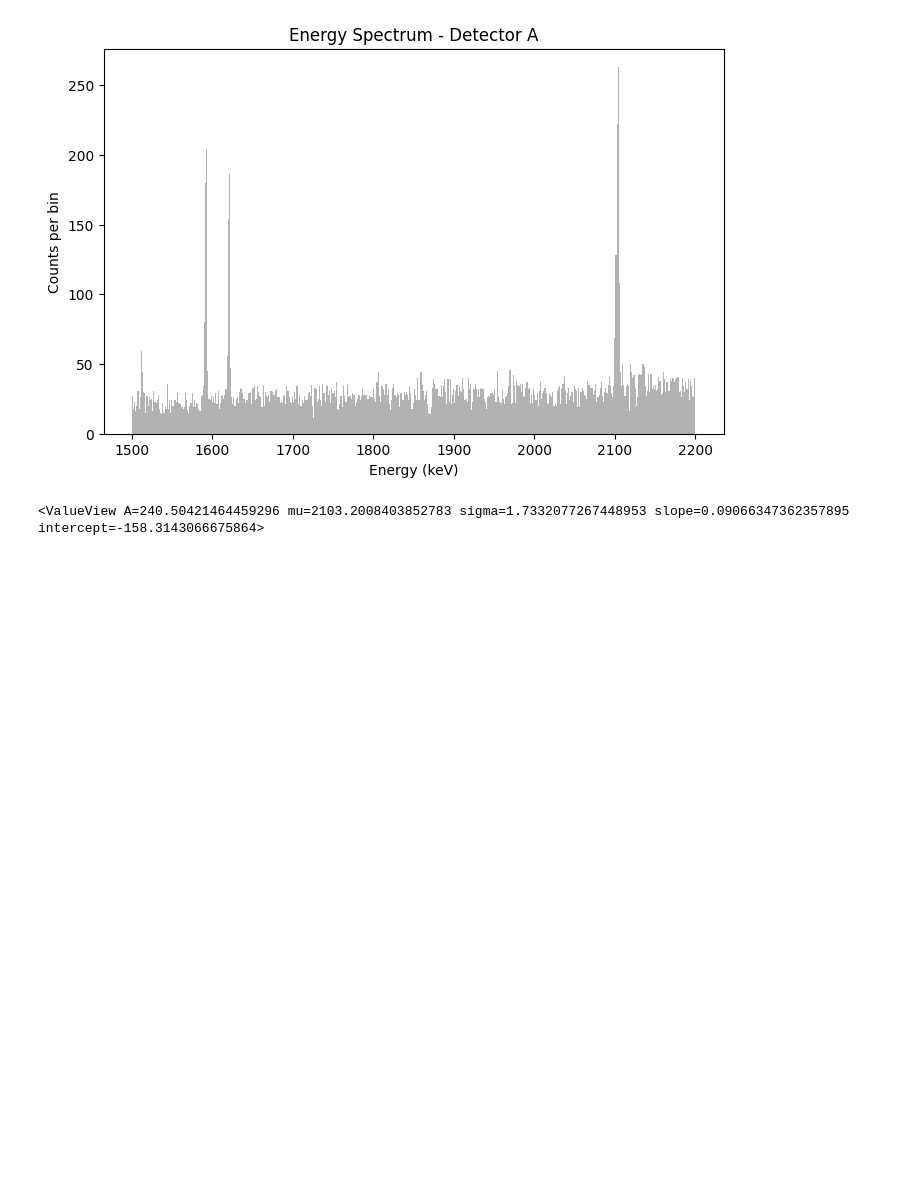
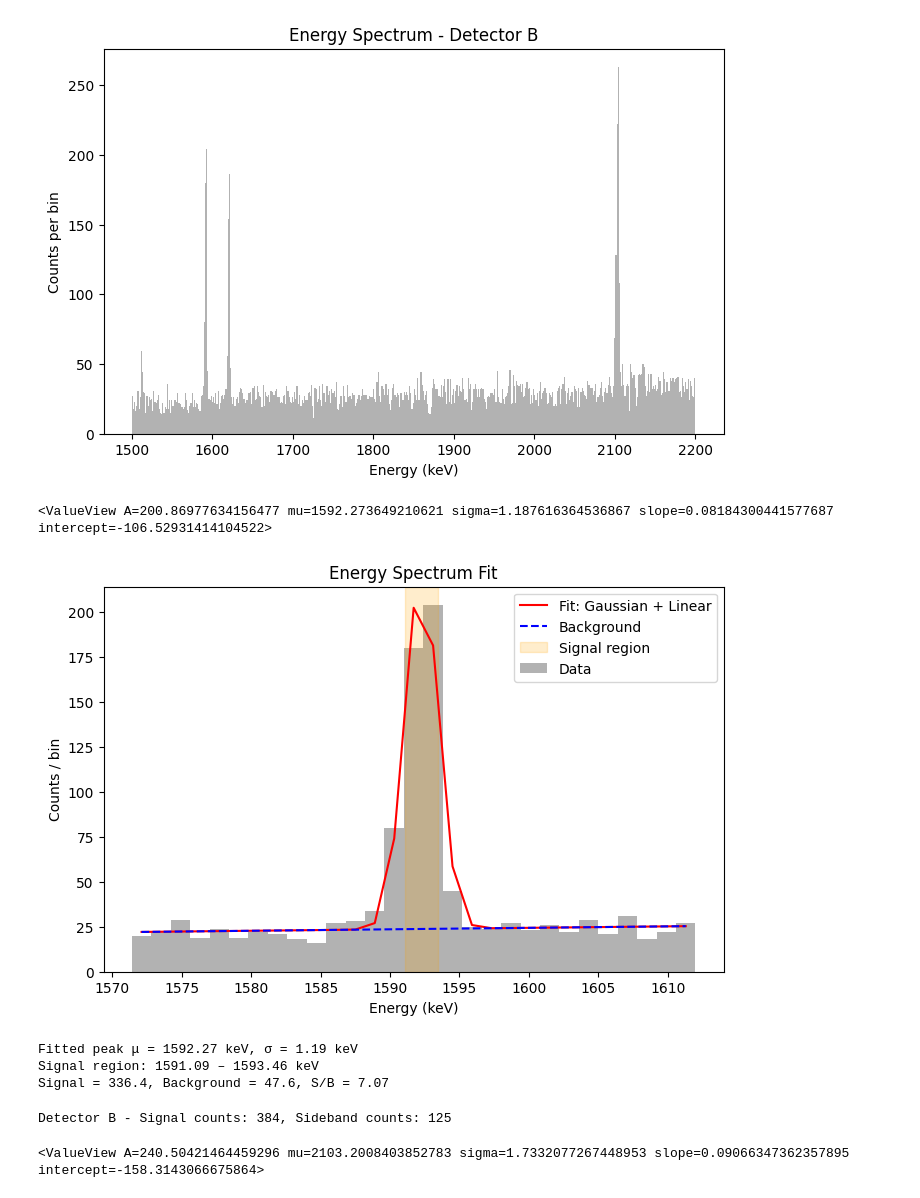
Before and after one commit to TangyKiwi/DSC-291-Final-Project, a Jupyter notebook: scripts/detectorsABCcut_Jet.ipynb, the cells around one changed output. Drawn from its saved outputs; the diff is of its cells as text; code cells hidden in the pictures; blank space fills up the shorter version.

```diff
--- a/scripts/detectorsABCcut_Jet.ipynb
+++ b/scripts/detectorsABCcut_Jet.ipynb
@@ -336,17 +336,59 @@ plt.show()
 # %% [markdown]
 ### Evaluating FPR on the 2103 peak in Detector B
 # %%
-### Converting data to energy spectrum
+# Histogram
 counts_B, bin_edges_B = np.histogram(detB['energy'], bins=n_bins, range=(energy_min, energy_max))
-bin_centers_B = 0.5 * (bin_edges[1:] + bin_edges[:-1])
+
+# Bin centers
+bin_centers_B = 0.5 * (bin_edges_B[1:] + bin_edges_B[:-1])
+
+# Plot
 plt.figure(figsize=(8,5))
 plt.bar(bin_centers_B, counts_B, width=bin_edges_B[1]-bin_edges_B[0], alpha=0.6, color='gray')
 plt.xlabel("Energy (keV)")
 plt.ylabel("Counts per bin")
-plt.title("Energy Spectrum - Detector A")
+plt.title("Energy Spectrum - Detector B")  # corrected title
 plt.show()
 # %% [output]
 [figure]
+# %%
+peak_center = 1592
+window = 20  # keV, adjust as needed
+mask = (bin_centers_B >= peak_center - window) & (bin_centers_B <= peak_center + window)
+background_bins_B = bin_centers_B[mask]#bin_centers[(bin_centers >= 2083) & (bin_centers <= 2123)]
+background_counts_B = counts_B[mask]#counts[(bin_centers >= 2083) & (bin_centers <= 2123)]
+# Example usage:
+S, B = fit_signal_background(background_bins_B, background_counts_B)
+# %% [output]
+<ValueView A=200.86977634156477 mu=1592.273649210621 sigma=1.187616364536867 slope=0.08184300441577687 intercept=-106.52931414104522>
+[figure, added]
+Fitted peak μ = 1592.27 keV, σ = 1.19 keV
+Signal region: 1591.09 – 1593.46 keV
+Signal = 336.4, Background = 47.6, S/B = 7.07
+# %%
+# Signal peak and width
+sig_peak_B = 1592.27
+sigma_peak_B = 1.19
+
+# Signal region: ±1 sigma around the peak
+signal_region_B = (
+    (bin_centers_B >= (sig_peak_B - sigma_peak_B)) &
+    (bin_centers_B <= (sig_peak_B + sigma_peak_B))
+)
+
+# Signal sidebands: 1-2 sigma away on either side of the peak
+signal_sideband_B = (
+    ((bin_centers_B >= (sig_peak_B - 2*sigma_peak_B)) & (bin_centers_B < (sig_peak_B - sigma_peak_B))) |
+    ((bin_centers_B > (sig_peak_B + sigma_peak_B)) & (bin_centers_B <= (sig_peak_B + 2*sigma_peak_B)))
+)
+
+# Sum counts
+N_signal_B = counts_B[signal_region_B].sum()        # Counts in signal region
+B_signal_B = counts_B[signal_sideband_B].sum()    # Counts in sidebands
+
+print(f"Detector B - Signal counts: {N_signal_B}, Sideband counts: {B_signal_B}")
+# %% [output]
+Detector B - Signal counts: 384, Sideband counts: 125
 # %%
 peak_center = 2103
 window = 20  # keV, adjust as needed
```
Also changed, not shown: parts of 2 cells of this notebook, 3 other files.
